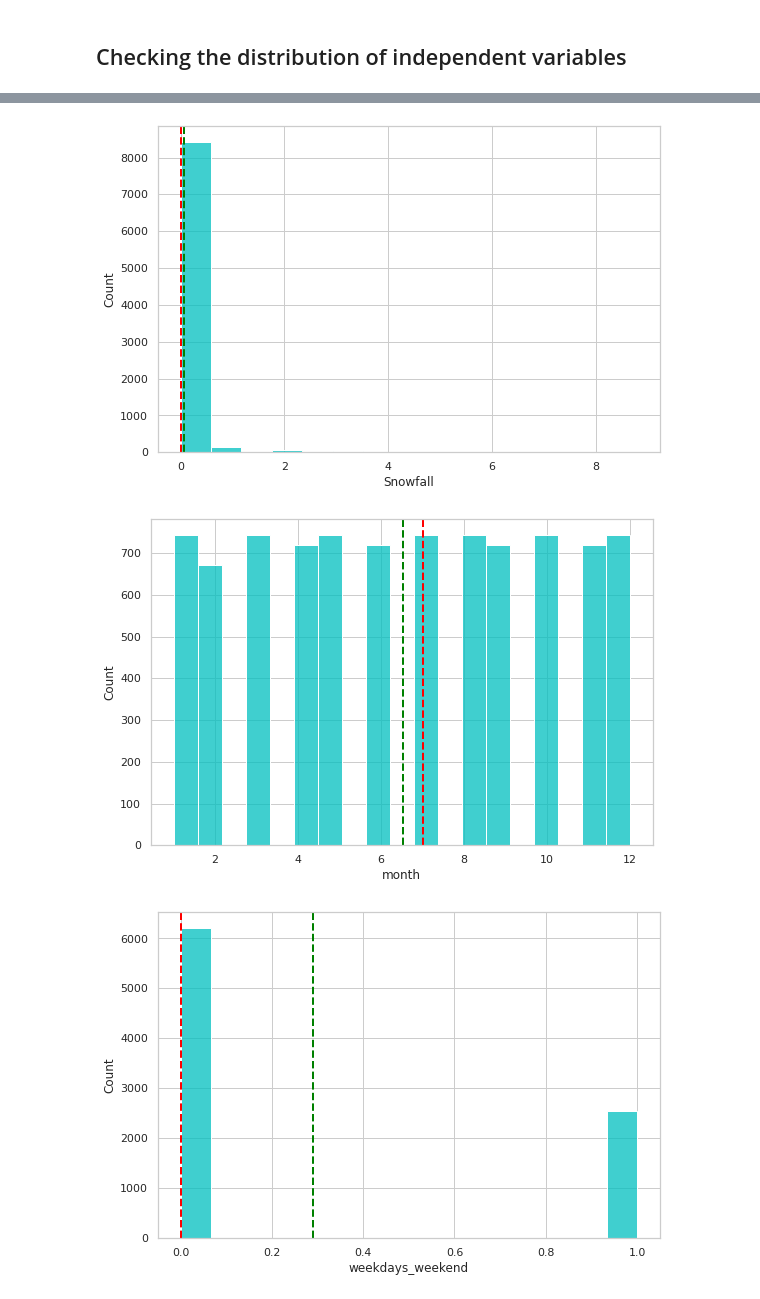
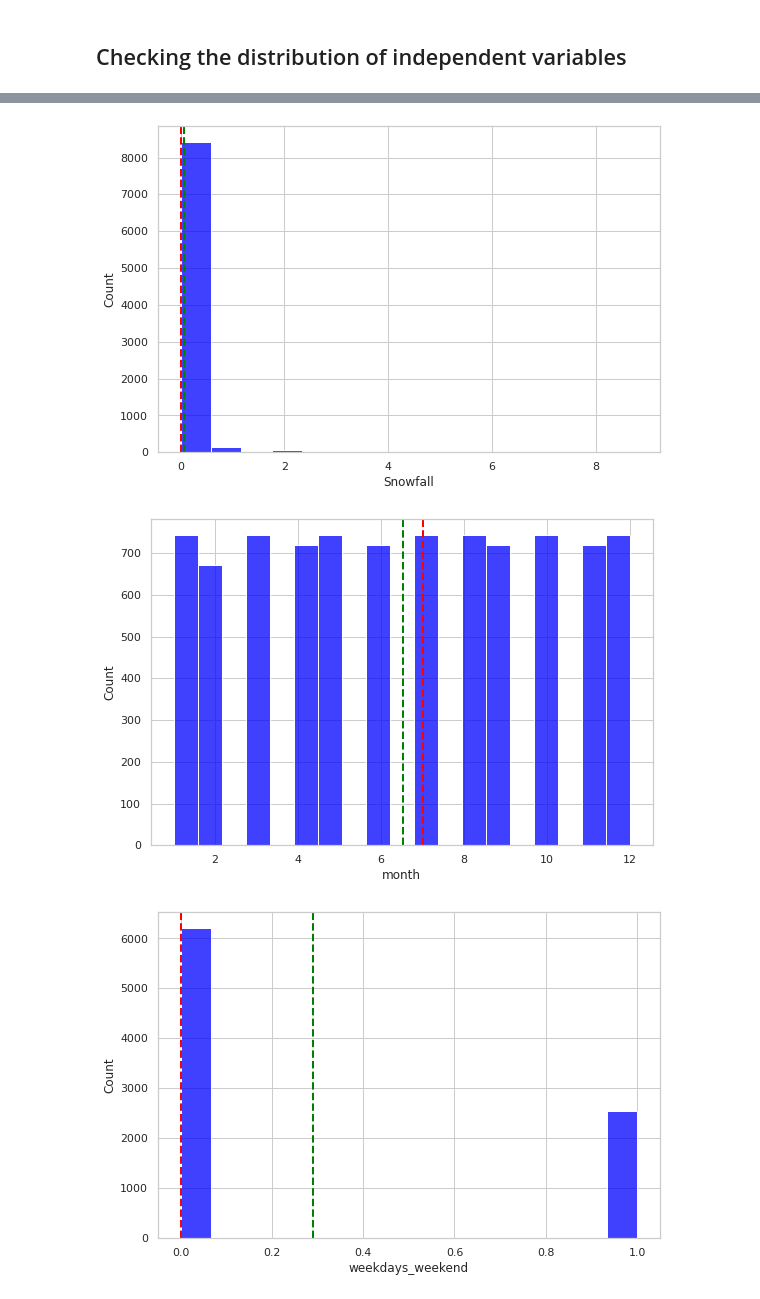
Before and after one commit to sushmitasardar/Tesla-code-supervised-ML-project, a Jupyter notebook: Copy_of_Bike_Sharing_Demand_Prediction_Capstone_Project(Individual_collab).ipynb, the cells around one changed output, grey strips where cells are left out. Cells and saved outputs as stored; diff of their text form; code cells hidden in the pictures.

```diff
--- a/Copy_of_Bike_Sharing_Demand_Prediction_Capstone_Project(Individual_collab).ipynb
+++ b/Copy_of_Bike_Sharing_Demand_Prediction_Capstone_Project(Individual_collab).ipynb
@@ -326,7 +326,7 @@ Text(0.5, 1.0, 'Bike Rental Trend according to Hour in Weekdays_or_weekend.')
 # Plot  a histogram graph to check where mean and medians are lying in the distribution and the data points in variables are distributed.
 for col in  numeric_col[:]:
   fig = plt.figure(figsize=(9, 6))
-  sns.histplot(df[col],color= 'c')
+  sns.histplot(df[col],color= 'blue')
   plt.axvline(df[col].mean(), color='g', linestyle='dashed', linewidth=2)
   plt.axvline(df[col].median(), color='red', linestyle='dashed', linewidth=2)
   plt.show()
@@ -343,3 +343,3 @@ for col in  numeric_col[:]:
-[figure, old version]
+[figure, new version]
-[figure, old version]
+[figure, new version]
-[figure, old version]
+[figure, new version]
```
Also changed, not shown: parts of 67 cells of this notebook.
